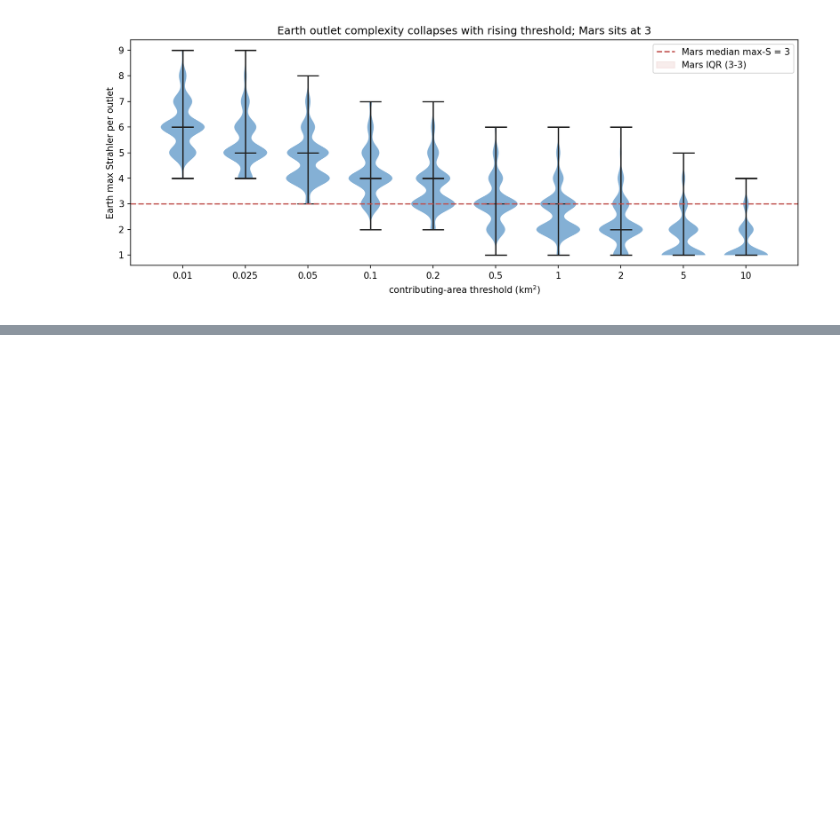
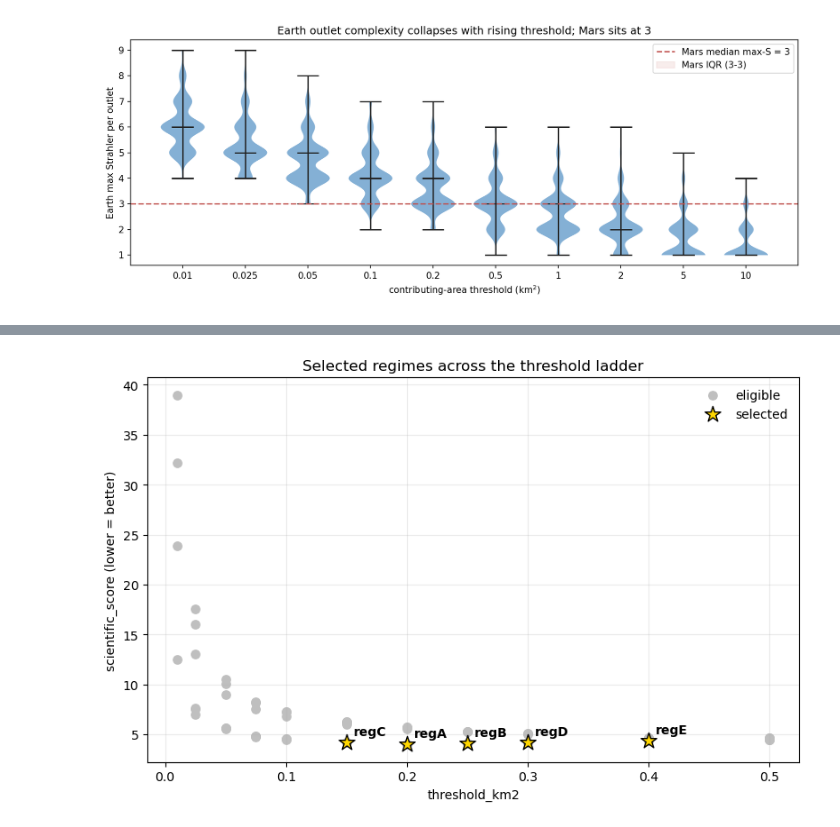
Before and after one commit to GP-Geo/CH_Project, a Jupyter notebook: notebooks/pipeline/04_earth_mars_regime_calibration.ipynb, the cells around one changed output, grey strips where cells are left out. Saved outputs shown, nothing was run; the diff lists cells and outputs as text; code cells hidden in the pictures; blank space fills up the shorter version.

```diff
--- a/notebooks/pipeline/04_earth_mars_regime_calibration.ipynb
+++ b/notebooks/pipeline/04_earth_mars_regime_calibration.ipynb
@@ -89,0 +211,15 @@ varies across regimes is *complexity*, and the spread of results is our uncertai
+# %%
+# Figure B — threshold ladder (eligible grey, selected gold+labelled).
+fig, ax = plt.subplots(figsize=(8.0, 5.2))
+ax.scatter(elig.threshold_km2, elig.scientific_score, s=45, c='0.75', label='eligible')
+ax.scatter(top5.threshold_km2, top5.scientific_score, s=170, marker='*', facecolor='gold',
+           edgecolor='k', zorder=5, label='selected')
+for _, r in top5.iterrows():
+    ax.annotate(r['name'], (r.threshold_km2, r.scientific_score),
+                textcoords='offset points', xytext=(6, 6), fontsize=10, fontweight='bold')
+ax.set_xlabel('threshold_km2'); ax.set_ylabel('scientific_score (lower = better)')
+ax.set_title('Selected regimes across the threshold ladder')
+ax.legend(frameon=False); ax.grid(True, alpha=0.25); fig.tight_layout()
+fig.savefig(OPT_DIR / 'fig_selection_threshold_ladder.png', dpi=150, bbox_inches='tight'); plt.show()
+# %% [output]
+[figure, added]
```
Also changed, not shown: parts of 13 cells of this notebook, 42 other files.
